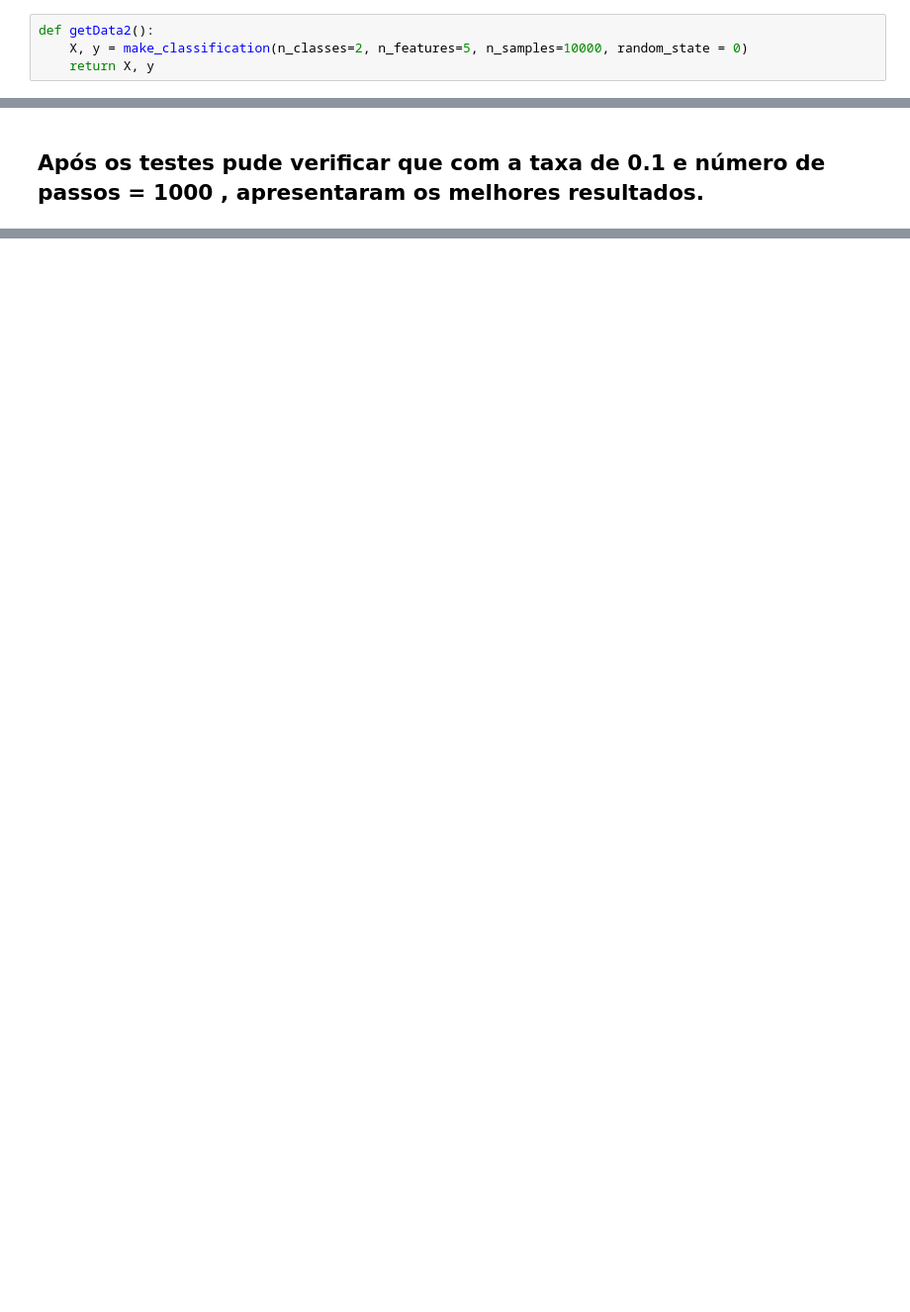
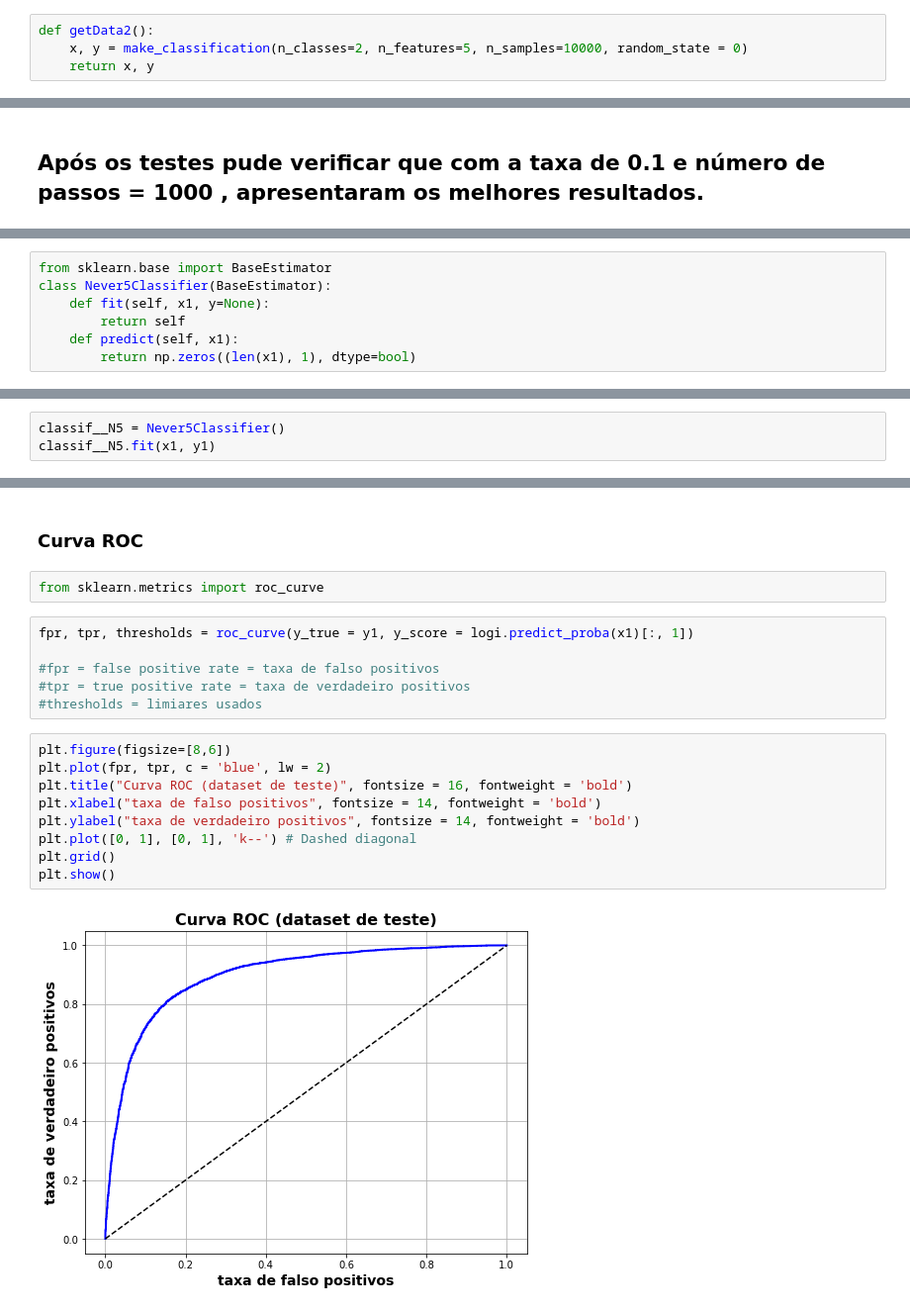
Before and after one commit to attilamonteiro/Projetos-Mentorama, a Jupyter notebook: mentorama/Módulo 11/Módulo 11 - Implementando modelos do zero - Exercício.ipynb, the cells around one changed output, grey strips where cells are left out. Shown: that part at 99% size. Cells and saved outputs as stored; diff of their text form; blank space fills up the shorter version.

```diff
--- a/mentorama/Módulo 11/Módulo 11 - Implementando modelos do zero - Exercício.ipynb
+++ b/mentorama/Módulo 11/Módulo 11 - Implementando modelos do zero - Exercício.ipynb
@@ -692,8 +739,8 @@ Usando a função getData2(), carregue o dataset disponibilizado.
 Use a regLogistica, classe criada na parte 1 do exercício, para treinar modelos nestes dados. Use validação cruzada para seleção dos parâmetros. Considere diferentes métricas de classificação e justifique as escolhas.
 # %%
 def getData2():
-    X, y = make_classification(n_classes=2, n_features=5, n_samples=10000, random_state = 0)
-    return X, y
+    x, y = make_classification(n_classes=2, n_features=5, n_samples=10000, random_state = 0)
+    return x, y
 # %%
 def logLossCost(ytrue, ypred_probs):
     return (ytrue * np.log(ypred_probs) + (1 - ytrue) * np.log(1 - ypred_probs)).mean() * -1
@@ -809,0 +970,7 @@ func1(x1,y1,0.1,0.5)
+# %%
+from sklearn.base import BaseEstimator
+class Never5Classifier(BaseEstimator):
+    def fit(self, x1, y=None):
+        return self
+    def predict(self, x1):
+        return np.zeros((len(x1), 1), dtype=bool)
@@ -809,0 +1018,3 @@ func1(x1,y1,0.1,0.5)
+# %%
+classif__N5 = Never5Classifier()
+classif__N5.fit(x1, y1)
@@ -809,0 +1152,21 @@ func1(x1,y1,0.1,0.5)
+# %% [markdown]
+### Curva ROC
+# %%
+from sklearn.metrics import roc_curve
+# %%
+fpr, tpr, thresholds = roc_curve(y_true = y1, y_score = logi.predict_proba(x1)[:, 1])
+
+#fpr = false positive rate = taxa de falso positivos
+#tpr = true positive rate = taxa de verdadeiro positivos
+#thresholds = limiares usados
+# %%
+plt.figure(figsize=[8,6])
+plt.plot(fpr, tpr, c = 'blue', lw = 2)
+plt.title("Curva ROC (dataset de teste)", fontsize = 16, fontweight = 'bold')
+plt.xlabel("taxa de falso positivos", fontsize = 14, fontweight = 'bold')
+plt.ylabel("taxa de verdadeiro positivos", fontsize = 14, fontweight = 'bold')
+plt.plot([0, 1], [0, 1], 'k--') # Dashed diagonal
+plt.grid()
+plt.show()
+# %% [output]
+[figure, added]
```
Also changed, not shown: parts of 98 cells of this notebook, 1 other file.
